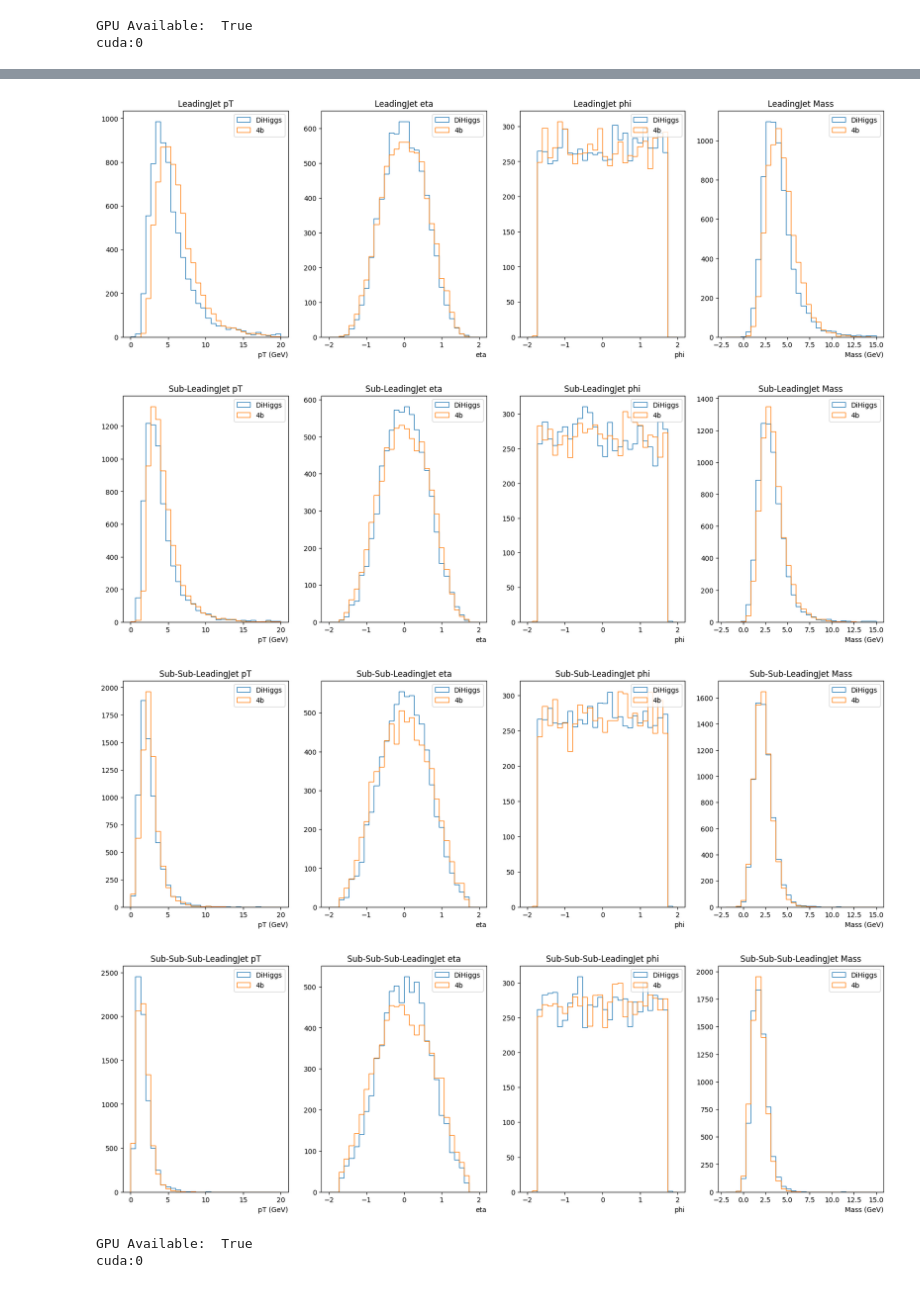
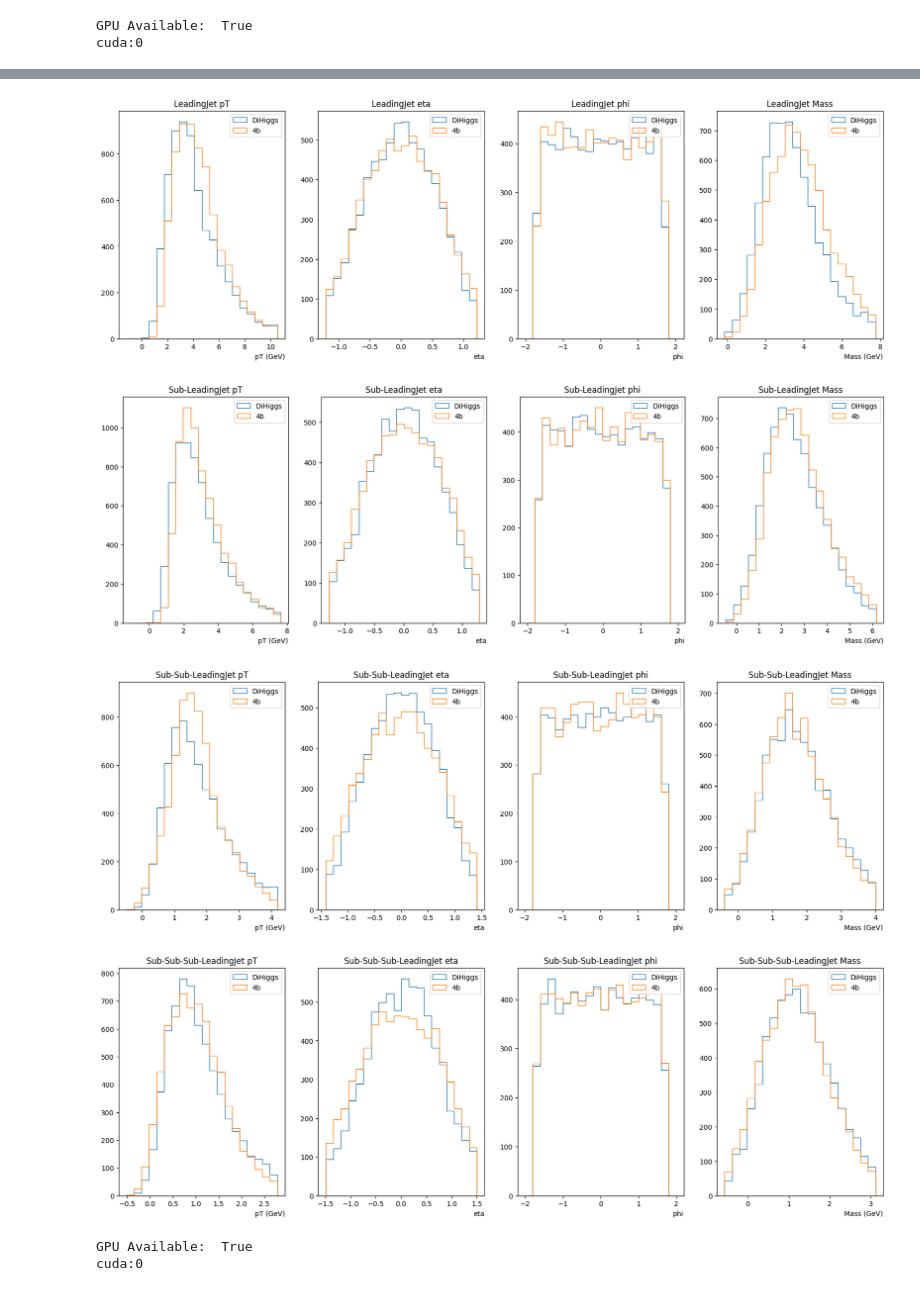
Before and after one commit to LukeV37/Pileup_Project, a Jupyter notebook: analysis/DiHiggs_4b_Attention_Classifier_PRED_PUFR.ipynb, the cells around one changed output, grey strips where cells are left out. Drawn from its saved outputs; the diff is of its cells as text; code cells hidden in the pictures.

```diff
--- a/analysis/DiHiggs_4b_Attention_Classifier_PRED_PUFR.ipynb
+++ b/analysis/DiHiggs_4b_Attention_Classifier_PRED_PUFR.ipynb
@@ -15,11 +16,9 @@ from sklearn.metrics import roc_curve, roc_auc_score
 from sklearn.metrics import confusion_matrix
 from sklearn.metrics import accuracy_score
 from sklearn.metrics import f1_score
-# %%
-data = pickle.load( open( "../models/datasets/data_diHiggs.pkl", "rb" ) )
-X_train_diHiggs, y_train_diHiggs, X_val_diHiggs, y_val_diHiggs, X_test_diHiggs, y_test_diHiggs = data
-data = pickle.load( open( "../models/datasets/data_4b.pkl", "rb" ) )
-X_train_4b, y_train_4b, X_val_4b, y_val_4b, X_test_4b, y_test_4b = data
+# %%
+data = pickle.load( open( "data_combined.pkl", "rb" ) )
+X_train, y_train, X_val, y_val, X_test, y_test = data
 # %%
 class Encoder(nn.Module):
     def __init__(self, embed_dim, num_heads):
@@ -255,41 +223,49 @@ plt.show()
 # %%
 sig = y_train==1
 bkg = ~sig
 var_list = ['Leading','Sub-Leading','Sub-Sub-Leading','Sub-Sub-Sub-Leading']
 for i, name in enumerate(var_list):
 
     fig, (ax1, ax2, ax3, ax4) = plt.subplots(1, 4, figsize=(20, 6))
 
     ax1.set_title(name+'Jet pT')
-    ax1.hist(X_train_pufr[:,i,0][sig],histtype='step',label='DiHiggs',bins=30,range=(0,20))
-    ax1.hist(X_train_pufr[:,i,0][bkg],histtype='step',label='4b',bins=30,range=(0,20))
+    mini=ak.mean(X_train_pufr[:,i,0])-2*ak.std(X_train_pufr[:,i,0])
+    maxi=ak.mean(X_train_pufr[:,i,0])+2*ak.std(X_train_pufr[:,i,0])
+    ax1.hist(X_train_pufr[:,i,0][sig],histtype='step',label='DiHiggs',bins=20,range=(mini,maxi))
+    ax1.hist(X_train_pufr[:,i,0][bkg],histtype='step',label='4b',bins=20,range=(mini,maxi))
     ax1.set_xlabel('pT (GeV)',loc='right')
     ax1.legend(loc='upper right')
 
     ax2.set_title(name+'Jet eta')
-    ax2.hist(X_train_pufr[:,i,1][sig],histtype='step',label='DiHiggs',bins=30,range=(-2,2))
-    ax2.hist(X_train_pufr[:,i,1][bkg],histtype='step',label='4b',bins=30,range=(-2,2))
+    mini=ak.mean(X_train_pufr[:,i,1])-2*ak.std(X_train_pufr[:,i,1])
+    maxi=ak.mean(X_train_pufr[:,i,1])+2*ak.std(X_train_pufr[:,i,1])
+    ax2.hist(X_train_pufr[:,i,1][sig],histtype='step',label='DiHiggs',bins=20,range=(mini,maxi))
+    ax2.hist(X_train_pufr[:,i,1][bkg],histtype='step',label='4b',bins=20,range=(mini,maxi))
     ax2.set_xlabel('eta',loc='right')
     ax2.legend(loc='upper right')
 
 
     ax3.set_title(name+'Jet phi')
-    ax3.hist(X_train_pufr[:,i,2][sig],histtype='step',label='DiHiggs',bins=30,range=(-2,2))
-    ax3.hist(X_train_pufr[:,i,2][bkg],histtype='step',label='4b',bins=30,range=(-2,2))
+    mini=ak.mean(X_train_pufr[:,i,2])-2*ak.std(X_train_pufr[:,i,2])
+    maxi=ak.mean(X_train_pufr[:,i,2])+2*ak.std(X_train_pufr[:,i,2])
+    ax3.hist(X_train_pufr[:,i,2][sig],histtype='step',label='DiHiggs',bins=20,range=(mini,maxi))
+    ax3.hist(X_train_pufr[:,i,2][bkg],histtype='step',label='4b',bins=20,range=(mini,maxi))
     ax3.set_xlabel('phi',loc='right')
     ax3.legend(loc='upper right')
 
     ax4.set_title(name+'Jet Mass')
-    ax4.hist(X_train_pufr[:,i,3][sig],histtype='step',label='DiHiggs',bins=30,range=(-2,15))
-    ax4.hist(X_train_pufr[:,i,3][bkg],histtype='step',label='4b',bins=30,range=(-2,15))
+    mini=ak.mean(X_train_pufr[:,i,3])-2*ak.std(X_train_pufr[:,i,3])
+    maxi=ak.mean(X_train_pufr[:,i,3])+2*ak.std(X_train_pufr[:,i,3])
+    ax4.hist(X_train_pufr[:,i,3][sig],histtype='step',label='DiHiggs',bins=20,range=(mini,maxi))
+    ax4.hist(X_train_pufr[:,i,3][bkg],histtype='step',label='4b',bins=20,range=(mini,maxi))
     ax4.set_xlabel('Mass (GeV)',loc='right')
     ax4.legend(loc='upper right')
     plt.show()
 # %% [output]
-[figure, old version]
+[figure, new version]
-[figure, old version]
+[figure, new version]
-[figure, old version]
+[figure, new version]
-[figure, old version]
+[figure, new version]
 # %%
 # Convert to torch.Tensor()
 X_train_pufr = torch.nested.nested_tensor(ak.to_list(X_train_pufr))
```
Also changed, not shown: parts of 9 cells of this notebook.
